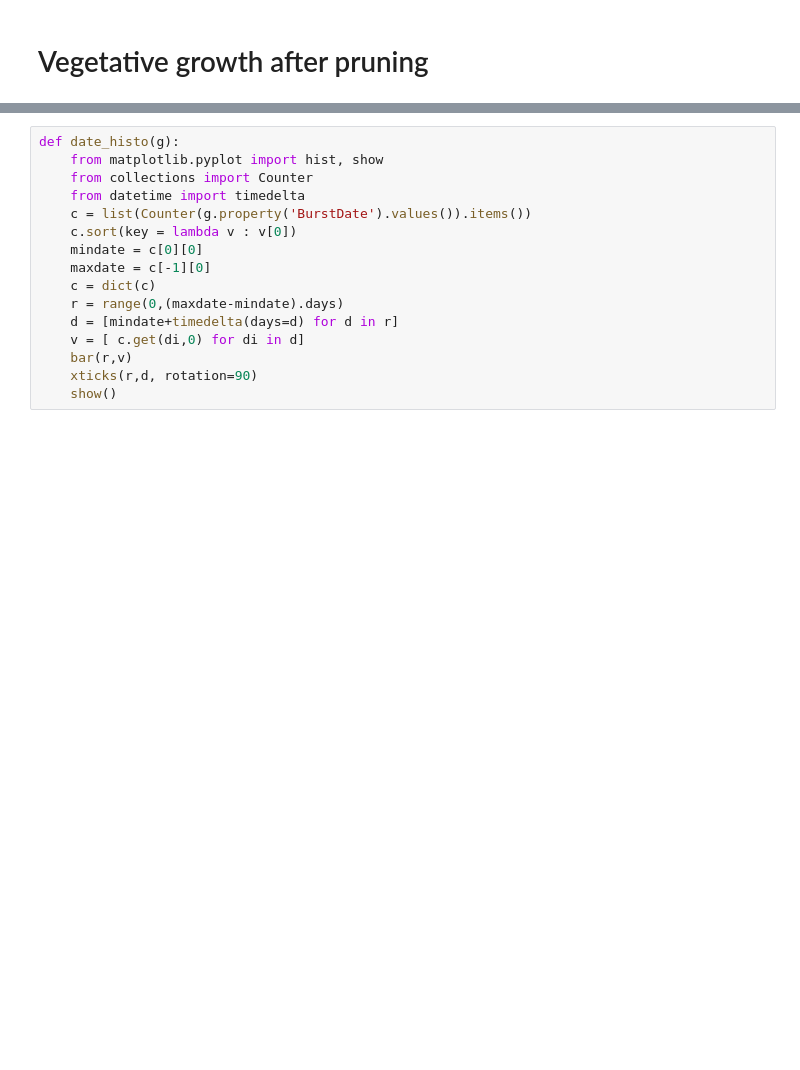
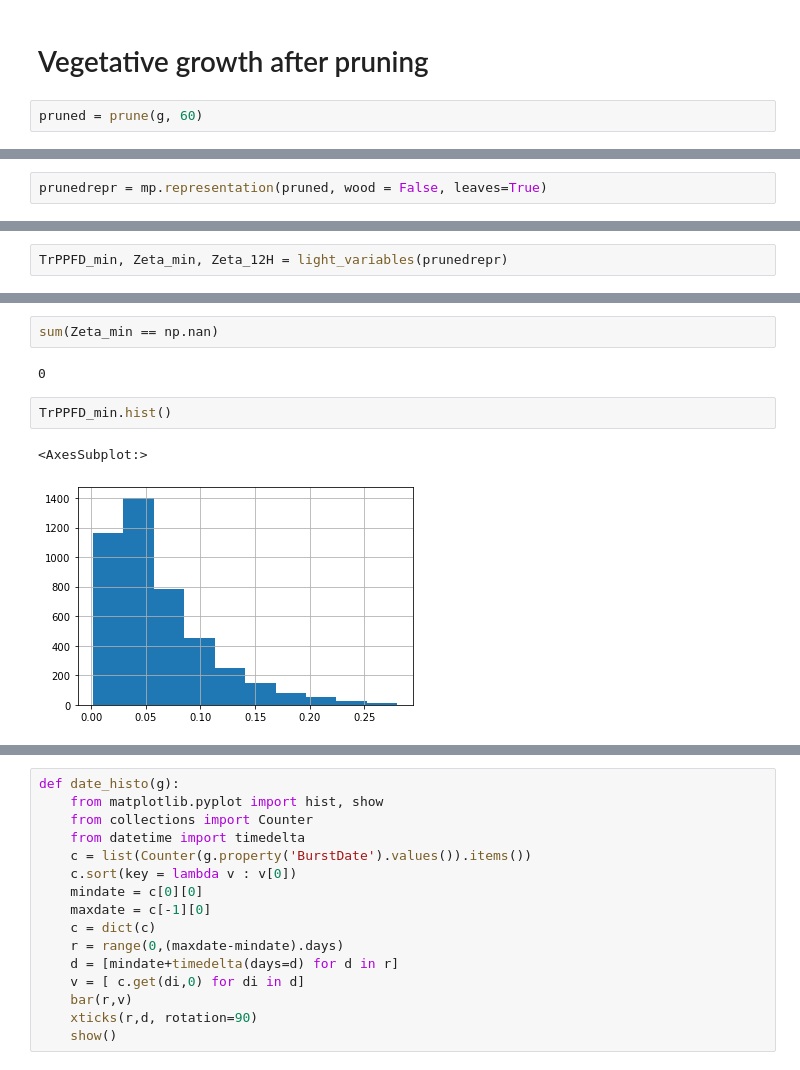
Before and after one commit to fredboudon/virtualpruning, a Jupyter notebook: notebooks/virtualpruning-regrowth.ipynb, the cells around one changed output, grey strips where cells are left out. Drawn from its saved outputs; the diff is of its cells as text; blank space fills up the shorter version.

```diff
--- a/notebooks/virtualpruning-regrowth.ipynb
+++ b/notebooks/virtualpruning-regrowth.ipynb
@@ -51,3 +51,5 @@ def leafarea(mtg,listcutids):
 # %% [markdown]
 
 # Vegetative growth after pruning
+# %%
+pruned = prune(g, 60)
@@ -54 +61,3 @@ def leafarea(mtg,listcutids):
+# %%
+prunedrepr = mp.representation(pruned, wood = False, leaves=True)
 # %%
@@ -68,0 +66,2 @@ SceneWidget(scenes=[{'id': 'WL5TYTD2P0yVc1TbikpmoDqwT', 'data': b'x\xda\xac\x9d\
+# %%
+TrPPFD_min, Zeta_min, Zeta_12H = light_variables(prunedrepr)
@@ -68,0 +88,9 @@ SceneWidget(scenes=[{'id': 'WL5TYTD2P0yVc1TbikpmoDqwT', 'data': b'x\xda\xac\x9d\
+# %%
+sum(Zeta_min == np.nan)
+# %% [output]
+0
+# %%
+TrPPFD_min.hist()
+# %% [output]
+<AxesSubplot:>
+[figure, added]
```
Also changed, not shown: parts of 21 cells of this notebook, 7 other files.
